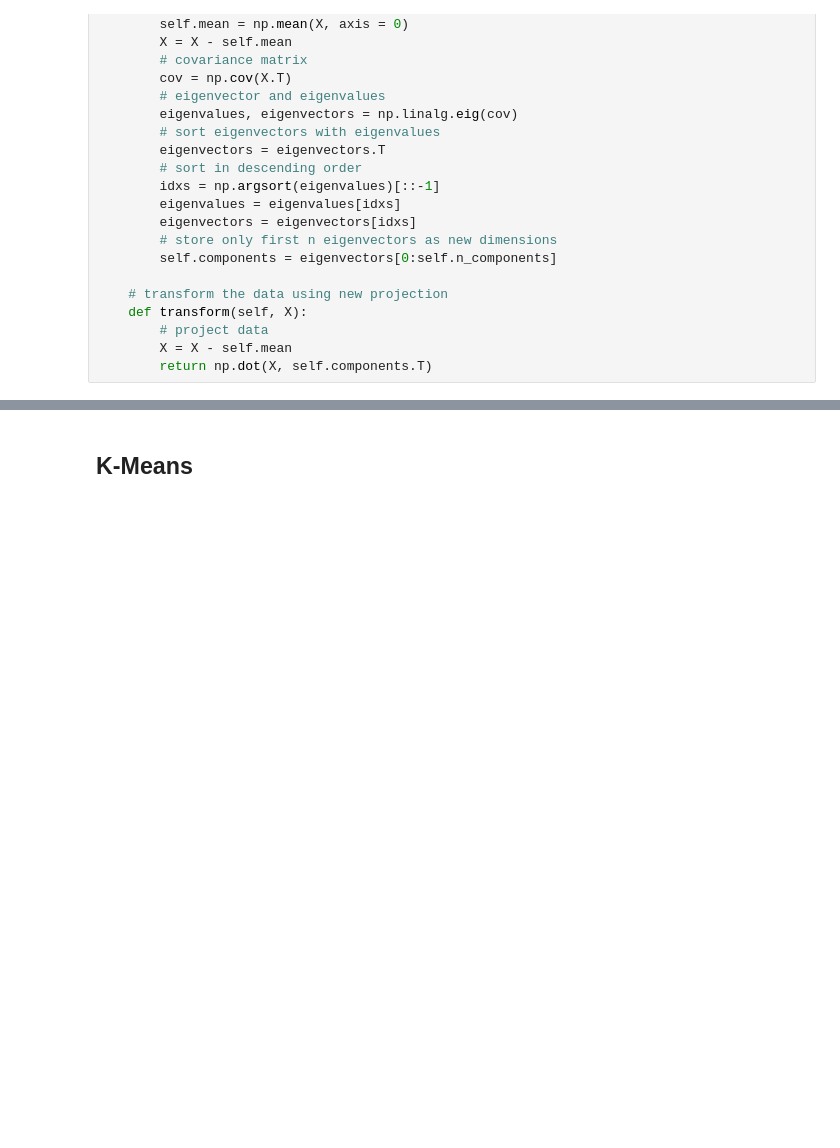
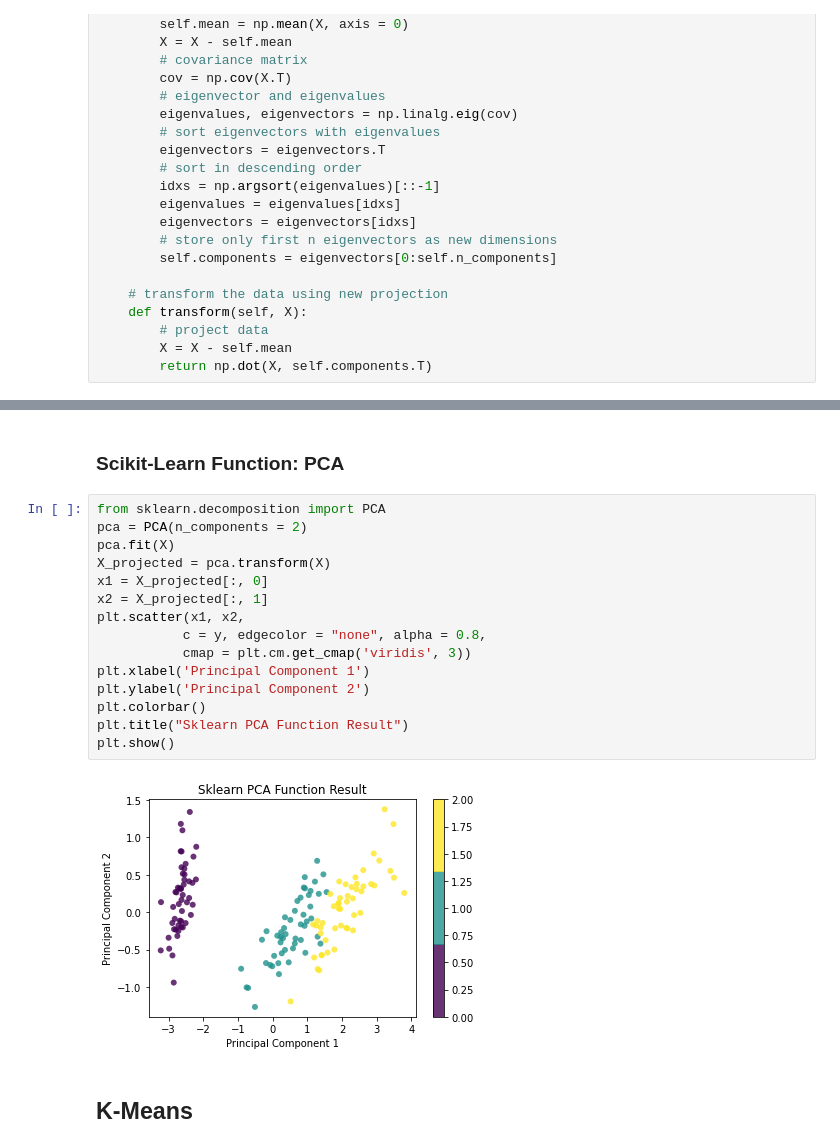
Before and after one commit to ChenshuLiu/Machine-Learning-in-Python, a Jupyter notebook: Machine Learning in Python.ipynb, the cells around one changed output, grey strips where cells are left out. Saved outputs shown, nothing was run; the diff lists cells and outputs as text; blank space fills up the shorter version.

Commit message:
Completed all sklearn modules

```diff
--- a/Machine Learning in Python.ipynb
+++ b/Machine Learning in Python.ipynb
@@ -1089,3 +1093,22 @@ plt.show()
+# %% [markdown]
+### Scikit-Learn Function: PCA
+# %%
+from sklearn.decomposition import PCA
+pca = PCA(n_components = 2)
+pca.fit(X)
+X_projected = pca.transform(X)
+x1 = X_projected[:, 0]
+x2 = X_projected[:, 1]
+plt.scatter(x1, x2,
+           c = y, edgecolor = "none", alpha = 0.8,
+           cmap = plt.cm.get_cmap('viridis', 3))
+plt.xlabel('Principal Component 1')
+plt.ylabel('Principal Component 2')
+plt.colorbar()
+plt.title("Sklearn PCA Function Result")
+plt.show()
+# %% [output]
+[figure, added]
 # %% [markdown]
 ## K-Means
 # %% [markdown]
```
Also changed, not shown: parts of 72 cells of this notebook, 1 other file.
